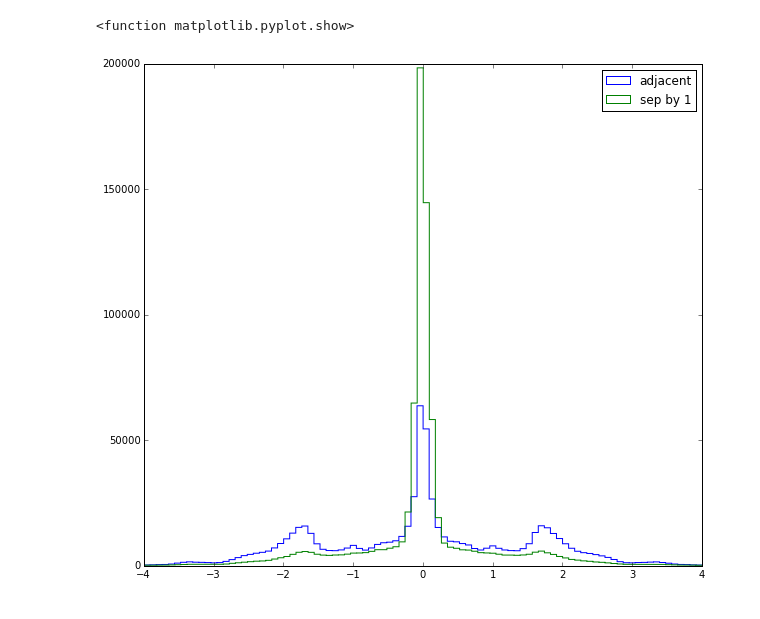
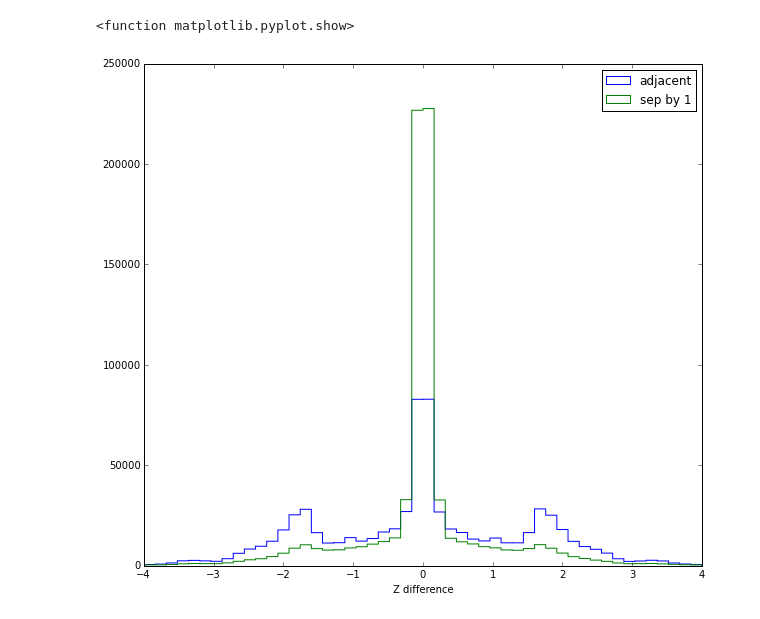
Before and after one commit to kgage/bossghost, a Jupyter notebook: ZChecking.ipynb, the cells around one changed output. Cells and saved outputs as stored; diff of their text form; code cells hidden in the pictures.

```diff
--- a/ZChecking.ipynb
+++ b/ZChecking.ipynb
@@ -75,12 +98,13 @@ plt.show
 info5_1, info5_2 = find_redshift_diffs('mjd5.dat')
 # %%
 plt.figure(figsize = (10,9))
-plt.hist(info5_1, histtype = 'step', bins = 150, label = 'adjacent')
-plt.hist(info5_2, histtype = 'step', bins = 150, label = 'sep by 1')
-plt.axis([-4,4,0,200000])
+plt.hist(info5_1, histtype = 'step', bins = np.linspace(-4,4,51), label = 'adjacent')
+plt.hist(info5_2, histtype = 'step', bins = np.linspace(-4,4,51), label = 'sep by 1')
+plt.xlim(-4,4)
+plt.xlabel('Z difference')
 plt.legend()
 plt.savefig('Z>0.5.png')
 plt.show
 # %% [output]
 <function matplotlib.pyplot.show>
-[figure, old version]
+[figure, new version]
```
Also changed, not shown: parts of 14 cells of this notebook.
